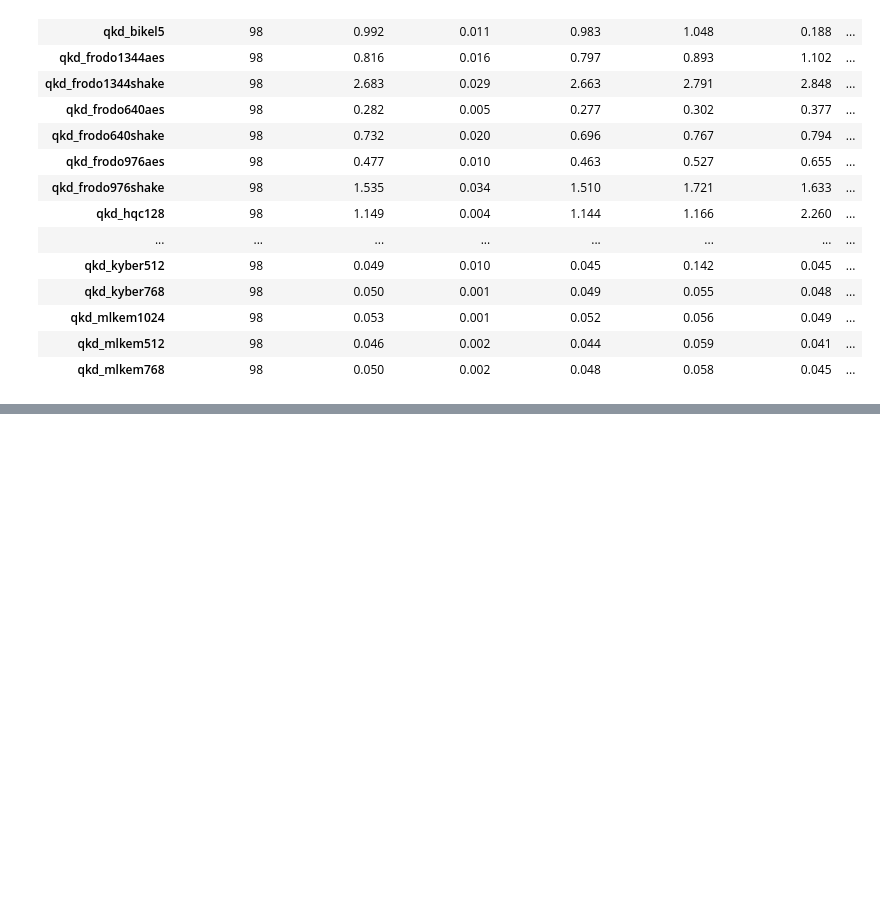
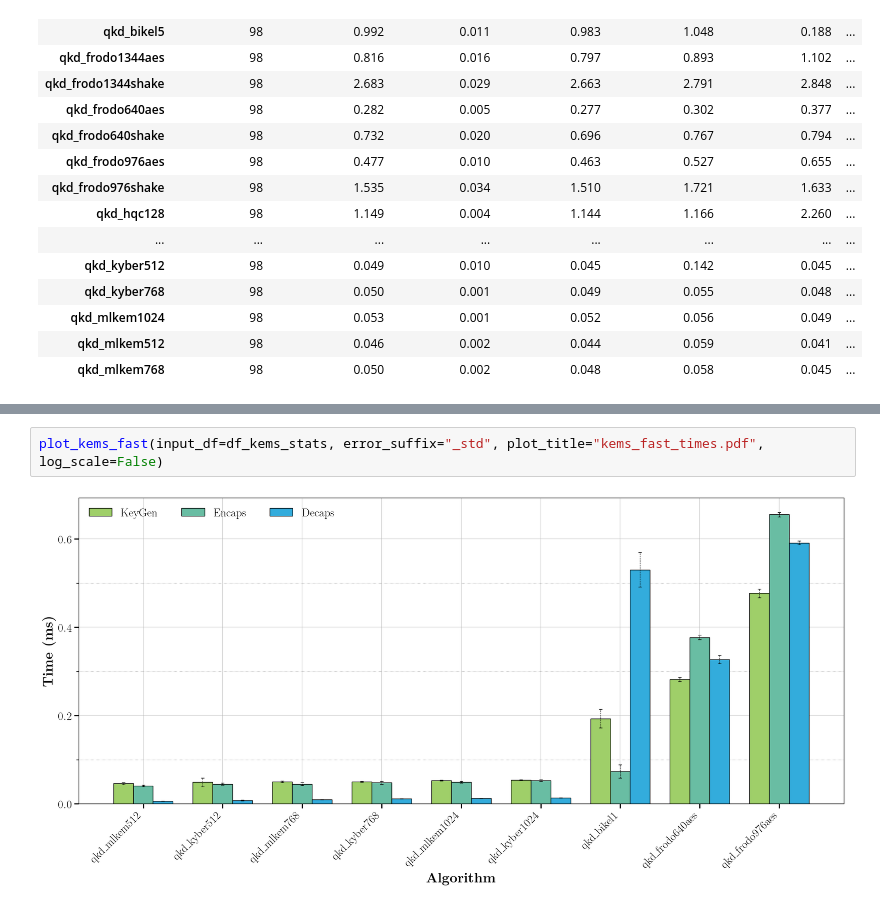
Before and after one commit to qursa-uc3m/qkd-kem-provider, a Jupyter notebook: benchmarks/data_analysis.ipynb, the cells around one changed output, grey strips where cells are left out. Saved outputs shown, nothing was run; the diff lists cells and outputs as text; blank space fills up the shorter version.

```diff
--- a/benchmarks/data_analysis.ipynb
+++ b/benchmarks/data_analysis.ipynb
@@ -108,0 +109,4 @@ plot_kem_total_times(df_kems_stats, error_suffix="_std", plot_title="kem_total_t
+# %%
+plot_kems_fast(input_df=df_kems_stats, error_suffix="_std", plot_title="kems_fast_times.pdf", log_scale=False)
+# %% [output]
+[figure, added]
```
Also changed, not shown: parts of 17 cells of this notebook, 19 other files.
